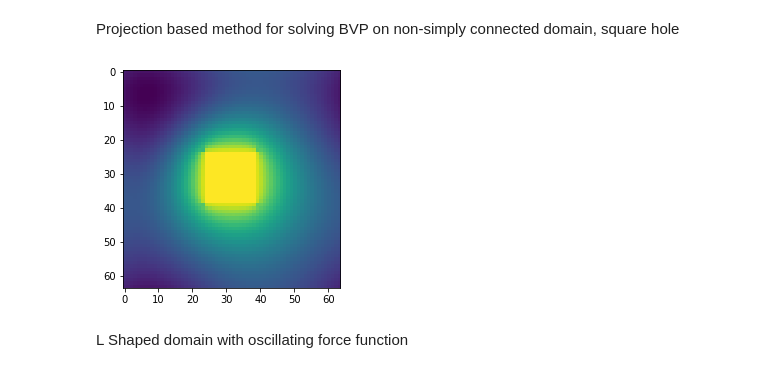
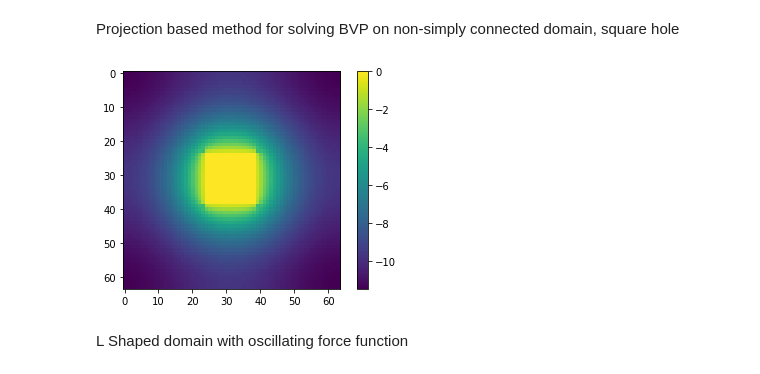
Before and after one commit to Kharazitd/BlockEncodingDemos, a Jupyter notebook: Examples.ipynb, the cells around one changed output. Cells and saved outputs as stored; diff of their text form; code cells hidden in the pictures.

```diff
--- a/Examples.ipynb
+++ b/Examples.ipynb
@@ -89,37 +89,37 @@ r = width//2
 #everything on 1d boundary of square
 bndry_pts1d = [x0 - r,x0+r]
 #everything but the 1d square boundary and its interior interior
 interior = [x for x in range(x0-r)] + [x for x in range(x0+r+1,N)]
 #everything inside of
 outside = [x for x in range(x0-r+1,x0+r)]
 bndry_and_outside = bndry_pts1d+outside
 bndry_data = DirBoundaryData(bndry_pts1d, interior, outside)
 #Form 1d matrix for interior dirichlet problem
 dir_bvp = nonSimpleDirichletBC1d(deriv,bndry_data)
 periodic = deriv.fdMat()
 dirichlet = dir_bvp.constructMat()
 #form 2d matrix
 #We have PBC's on the rows/columns that don't overlap with the hole and non-simple dirichlet BVP on those that do
 mat2d = kron(periodic, projOp(N, interior))
 mat2d += kron(dirichlet, projOp(N,bndry_and_outside))
 mat2d += kron(projOp(N, interior), periodic)
 mat2d += kron(projOp(N,bndry_and_outside),dirichlet)
 
 #form rhs, set boundary and exterior values to zero, construct forcing function over interior grid points
 rhs2d = np.zeros(N**2)
 for i in range(N):
     for j in range(N):
         if np.abs(i - N//2) > r or np.abs(j - N//2) > r:
-            rhs2d[i+N*j] = np.exp(-np.abs(x0 + (i+j))**2/N**2)
+            rhs2d[i+N*j] =  1/N
 
 
 u2d = spsolve(mat2d,rhs2d)
 u2d = u2d.reshape((N,N))
-plt.imshow(u2d)
-
+img = plt.imshow(u2d)
+plt.colorbar(img)
 plt.show()
 # %% [output]
-[figure, old version]
+[figure, new version]
 # %% [markdown]
 L Shaped domain with oscillating force function
 # %%
```
Also changed, not shown: parts of 1 cell of this notebook, 1 other file.
